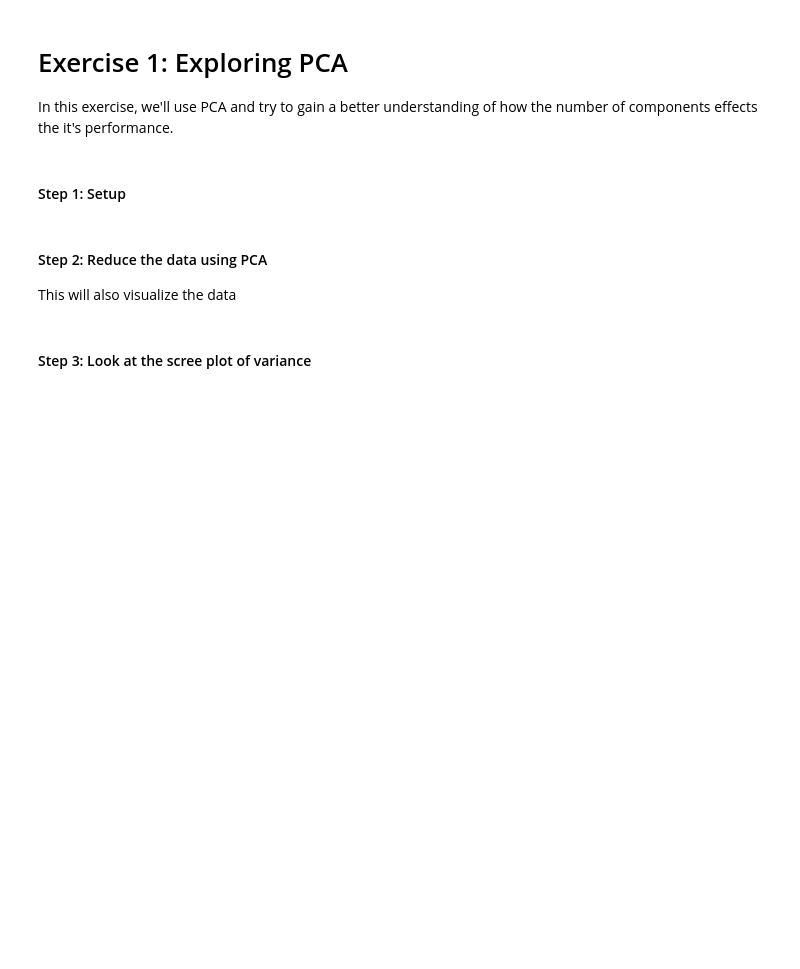
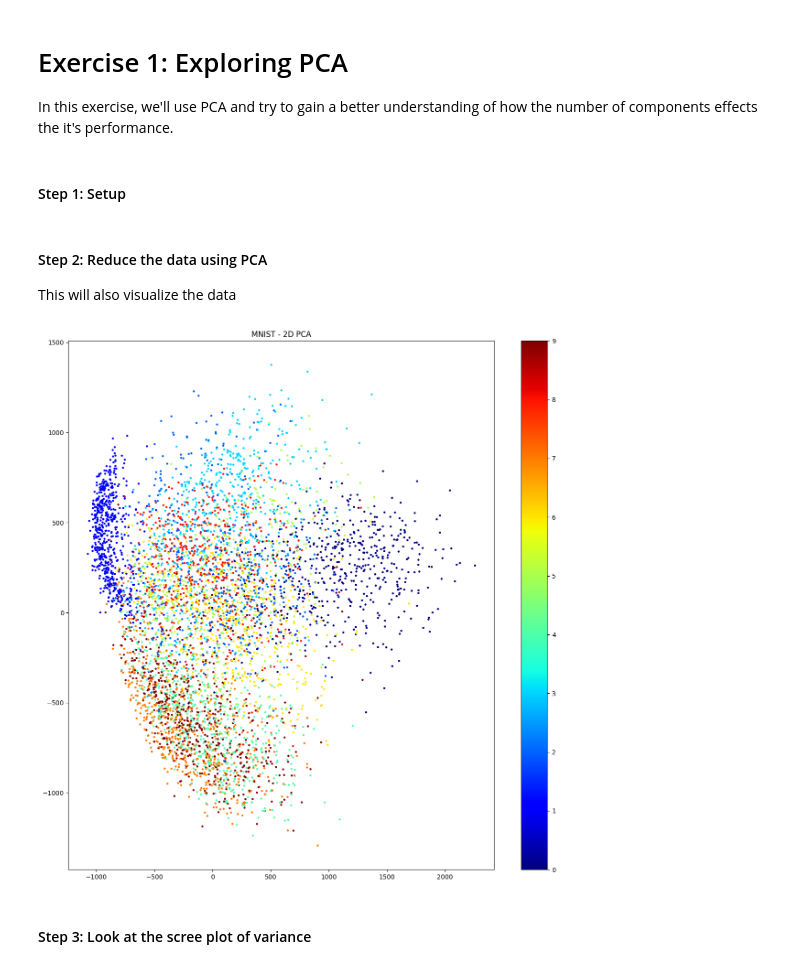
Before and after one commit to IST407/fixed2-student-lectures-spullano1, a Jupyter notebook: 12-week12/lab-exercises.ipynb, the cells around one changed output. Cells and saved outputs as stored; diff of their text form; code cells hidden in the pictures; blank space fills up the shorter version.

```diff
--- a/12-week12/lab-exercises.ipynb
+++ b/12-week12/lab-exercises.ipynb
@@ -29,16 +29,19 @@ X_mnist_train, X_mnist_test, y_mnist_train, y_mnist_test = train_test_split(X, y
 This will also visualize the data
 # %%
 # TODO:  Reduce the data using PCA
+pca = PCA()
 
 # You need to populate the following variable
-X_mnist_reduced = np.zeros([0,0])
+X_mnist_reduced = pca.fit_transform(X_mnist_train)
 
 # Now plotting
 plt.figure(figsize=(15,15))
 plt.scatter(X_mnist_reduced[:, 0], X_mnist_reduced[:, 1], c=y_mnist_train, cmap="jet",s=5)
 plt.colorbar()
 plt.title("MNIST - 2D PCA")
 plt.show()
+# %% [output]
+[figure, added]
 # %% [markdown]
 #### Step 3: Look at the scree plot of variance
 # %%
```
Also changed, not shown: parts of 6 cells of this notebook.
